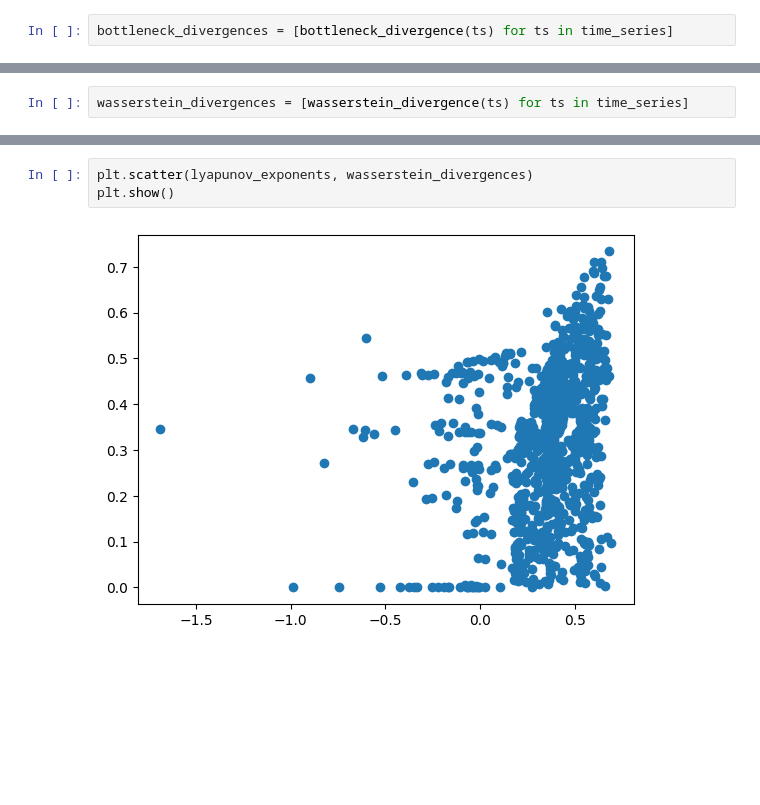
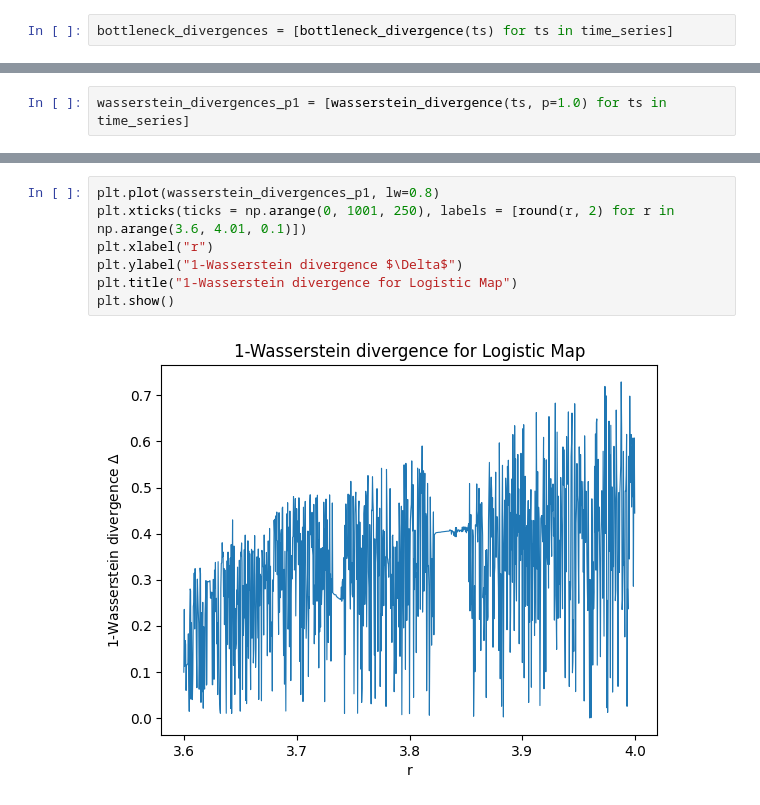
Before and after one commit to colinstephen/topological_divergences, a Jupyter notebook: laptop_testing.ipynb, the cells around one changed output, grey strips where cells are left out. Drawn from its saved outputs; the diff is of its cells as text; blank space fills up the shorter version.

```diff
--- a/laptop_testing.ipynb
+++ b/laptop_testing.ipynb
@@ -39,2 +96,2 @@ plt.show()
 # %%
-wasserstein_divergences = [wasserstein_divergence(ts) for ts in time_series]
+wasserstein_divergences_p1 = [wasserstein_divergence(ts, p=1.0) for ts in time_series]
@@ -46,5 +98,9 @@ plt.show()
-# %%
-plt.scatter(lyapunov_exponents, wasserstein_divergences)
-plt.show()
-# %% [output]
-[figure, removed]
+# %%
+plt.plot(wasserstein_divergences_p1, lw=0.8)
+plt.xticks(ticks = np.arange(0, 1001, 250), labels = [round(r, 2) for r in np.arange(3.6, 4.01, 0.1)])
+plt.xlabel("r")
+plt.ylabel("1-Wasserstein divergence $\Delta$")
+plt.title("1-Wasserstein divergence for Logistic Map")
+plt.show()
+# %% [output]
+[figure, added]
```
Also changed, not shown: parts of 49 cells of this notebook, 1 other file.
